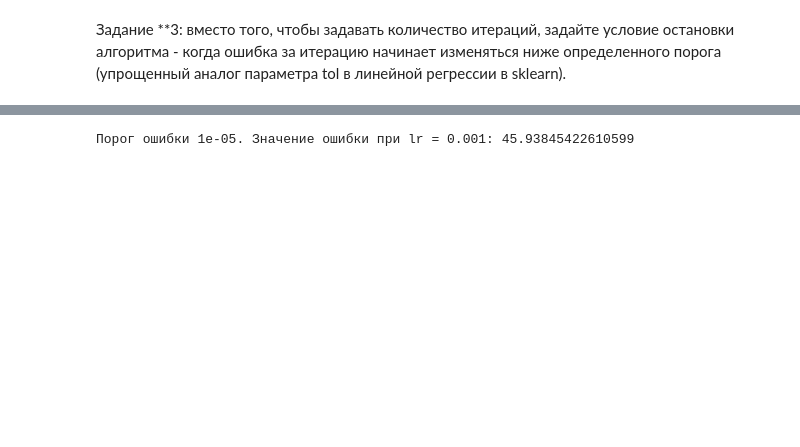
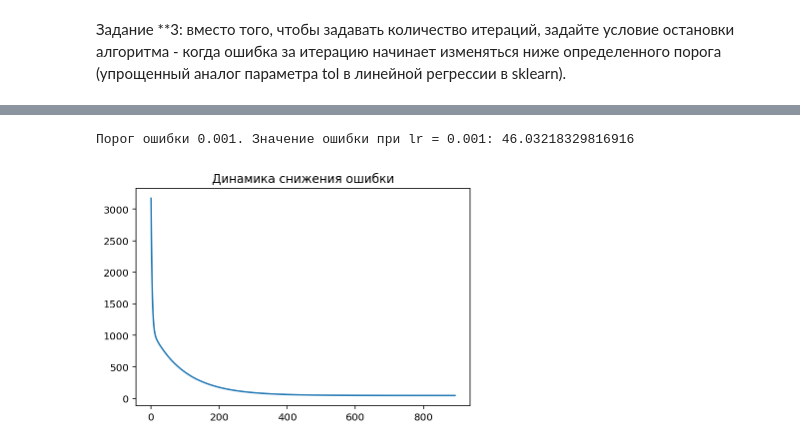
Before and after one commit to daniilstv/DS_algorithms, a Jupyter notebook: Lesson1-HomeWork.ipynb, the cells around one changed output, grey strips where cells are left out. Cells and saved outputs as stored; diff of their text form; code cells hidden in the pictures; blank space fills up the shorter version.

```diff
--- a/Lesson1-HomeWork.ipynb
+++ b/Lesson1-HomeWork.ipynb
@@ -410,28 +448,34 @@ for i in range(epoch):
 # %%
 # Проверка условия без итераций по epoch
 n = X.shape[1]
 lr = 0.001
 W = np.array([1, 0.5])
 W, lr
 
 err = 1
 err_last = 999999999
-
-trashold = 0.00001
+box = []
+trashold = 0.001
 
 i = 1
 x = True
 
 while x == True:
     for j in range(W.shape[0]):
         W[j] -= lr * (1/n * 2 * np.sum(X[:,j] * (y_pred - y)))
     y_pred = np.dot(X, W)
 
     err = calc_mse(y, y_pred)
     x = err_last - err > trashold
     i += 1
+    box.append(err)
     err_last = err
 
 print(f"Порог ошибки {trashold}. Значение ошибки при lr = {lr}: {err}" )
+
+plt.plot(box)
+plt.title("Динамика снижения ошибки")
+plt.show()
 # %% [output]
-Порог ошибки 1e-05. Значение ошибки при lr = 0.001: 45.93845422610599
+Порог ошибки 0.001. Значение ошибки при lr = 0.001: 46.03218329816916
+[figure, added]
```
Also changed, not shown: parts of 5 cells of this notebook.
